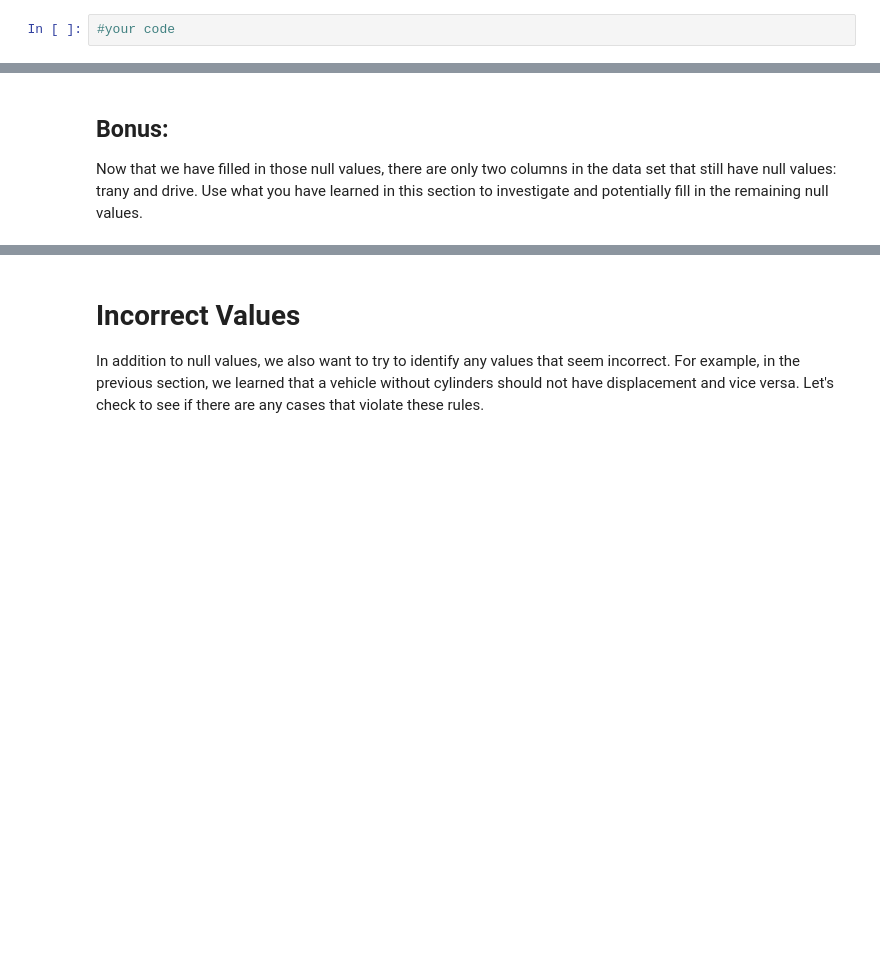
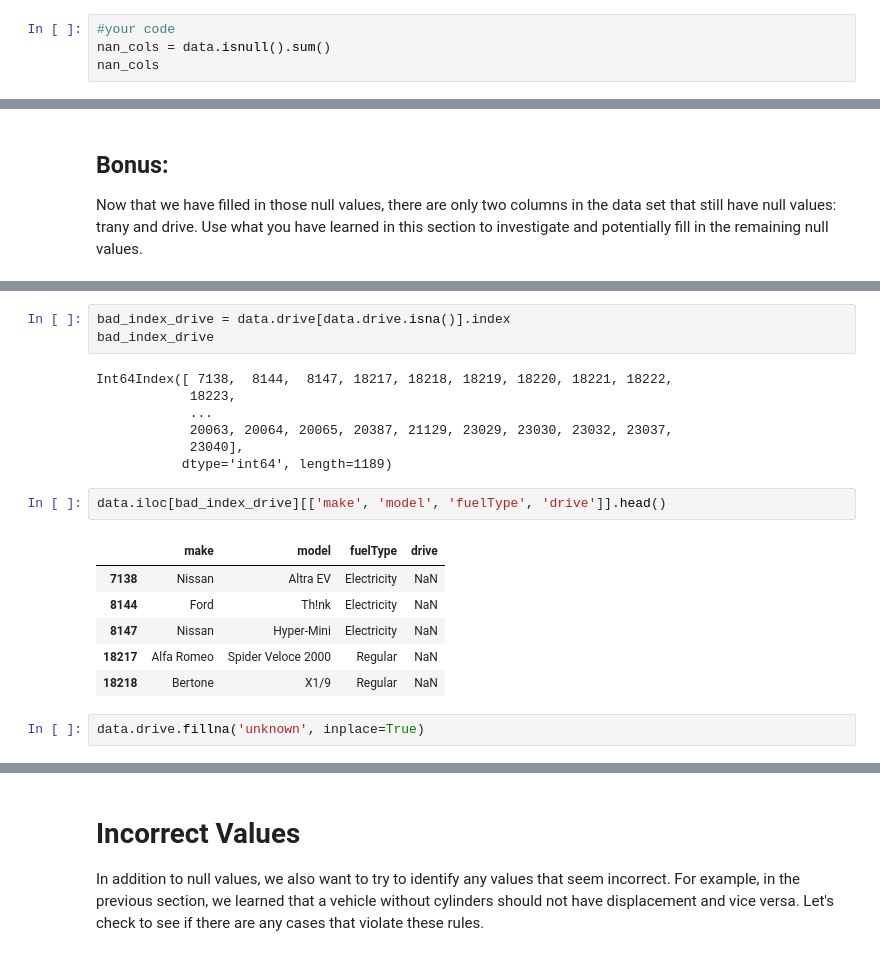
Before and after one commit to Ironhack-Data-Madrid-Agosto-2022/2.4-lab-data-cleaning, a Jupyter notebook: your-code/main.ipynb, the cells around one changed output, grey strips where cells are left out. Saved outputs shown, nothing was run; the diff lists cells and outputs as text; blank space fills up the shorter version.

```diff
--- a/your-code/main.ipynb
+++ b/your-code/main.ipynb
@@ -64,3 +97,5 @@ We can use the `.sum()` method to total up the number of True values by column,
 ## Show the number of null values only of the columns that actually have null values
 # %%
 #your code
+nan_cols = data.isnull().sum()
+nan_cols
@@ -93,0 +197,21 @@ Now that we have filled in those null values, there are only two columns in the
+# %%
+bad_index_drive = data.drive[data.drive.isna()].index
+bad_index_drive
+# %% [output]
+Int64Index([ 7138,  8144,  8147, 18217, 18218, 18219, 18220, 18221, 18222,
+            18223,
+            ...
+            20063, 20064, 20065, 20387, 21129, 23029, 23030, 23032, 23037,
+            23040],
+           dtype='int64', length=1189)
+# %%
+data.iloc[bad_index_drive][['make', 'model', 'fuelType', 'drive']].head()
+# %% [output]
+|  | make | model | fuelType | drive |
+| 7138 | Nissan | Altra EV | Electricity | NaN |
+| 8144 | Ford | Th!nk | Electricity | NaN |
+| 8147 | Nissan | Hyper-Mini | Electricity | NaN |
+| 18217 | Alfa Romeo | Spider Veloce 2000 | Regular | NaN |
+| 18218 | Bertone | X1/9 | Regular | NaN |
+# %%
+data.drive.fillna('unknown', inplace=True)
```
Also changed, not shown: parts of 47 cells of this notebook.
